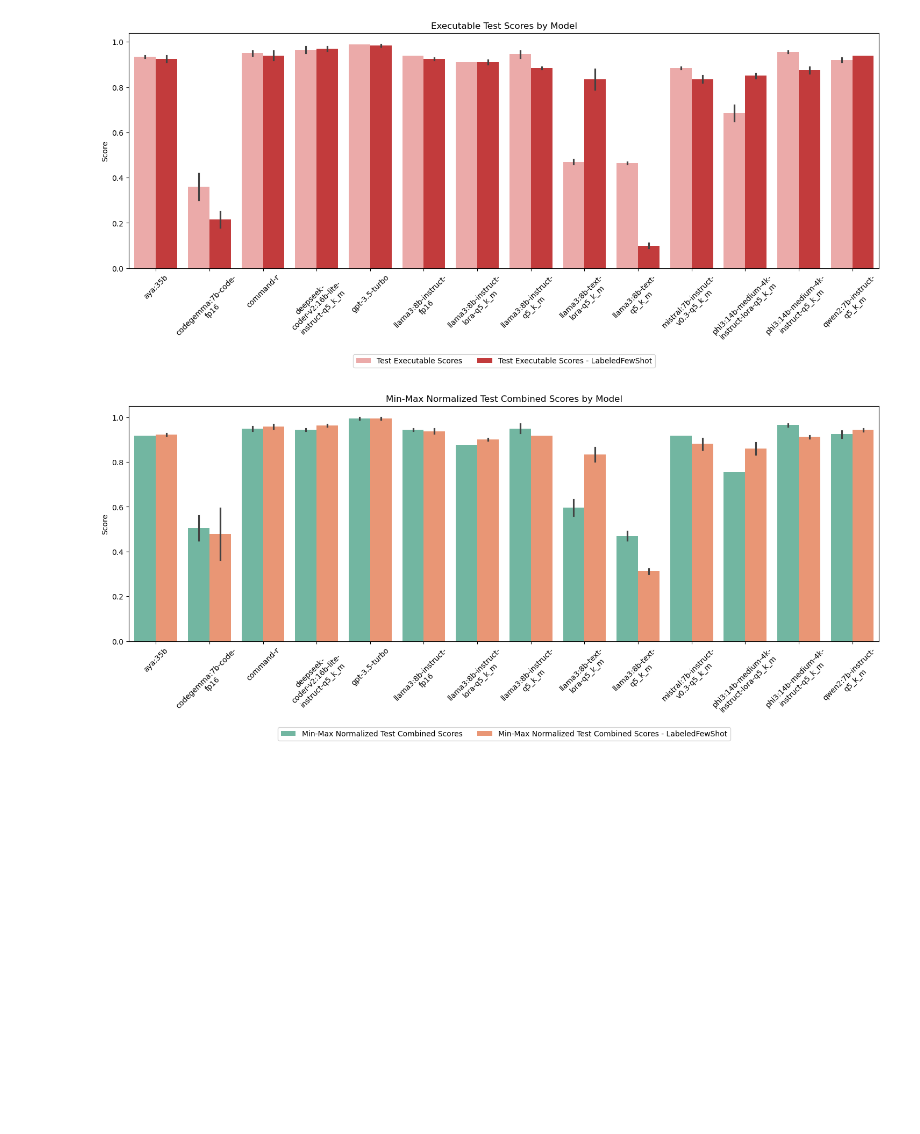
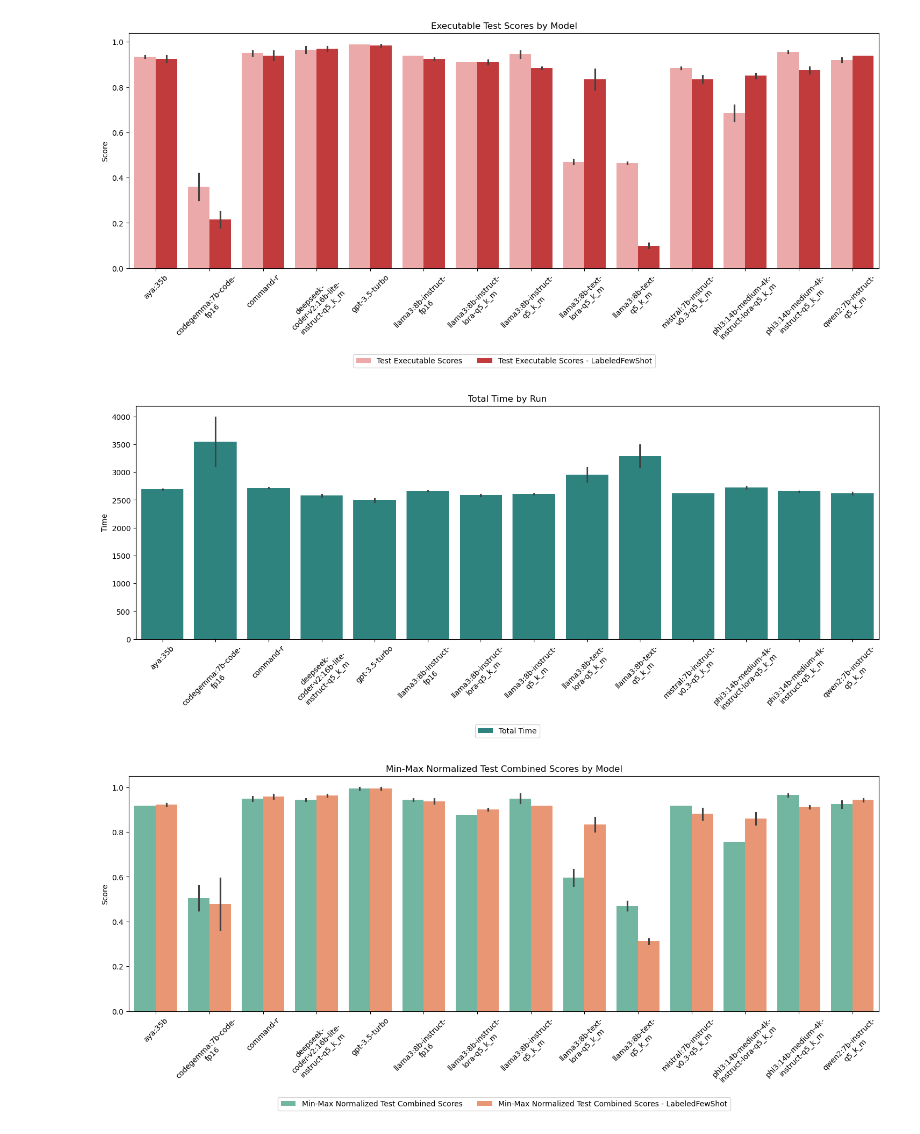
Before and after one commit to felixdsml/llm, a Jupyter notebook: evaluation-pipeline/evaluation/evaluation.ipynb, the cells around one changed output. Saved outputs shown, nothing was run; the diff lists cells and outputs as text; code cells hidden in the pictures; blank space fills up the shorter version.

```diff
--- a/evaluation-pipeline/evaluation/evaluation.ipynb
+++ b/evaluation-pipeline/evaluation/evaluation.ipynb
@@ -285,6 +289,37 @@ plot_grouped_scores_consistent_color(df, [
 [figure]
 [figure]
 [figure]
+# %%
+# create a function for the times
+def plot_grouped_times(df, title):
+    # Melt the dataframe for plotting
+    melted_df = df.melt(id_vars=['Model'], value_vars=['Total Time'], var_name='Time Type', value_name='Time')
+
+    # Create the plot
+    plt.figure(figsize=(18, 6))
+    ax = sns.barplot(x='Model', y='Time', hue='Time Type', data=melted_df, palette='viridis')
+    plt.title(title)
+    plt.xticks(rotation=45)
+
+    # Remove the x-axis title
+    ax.set_xlabel('')
+
+    # Adjust the bottom margin to make space for the legend
+    plt.subplots_adjust(bottom=0.15)
+
+    # Move the legend below the plot
+    plt.legend(bbox_to_anchor=(0.5, -0.35), loc='upper center', ncol=3)
+
+    # Save the plot using the save_plot function
+    save_plot(plt.gcf(), title)
+
+    # Show the plot
+    plt.show()
+
+# Plot grouped times
+plot_grouped_times(df, 'Total Time by Run')
+# %% [output]
+[figure, added]
 # %%
 # Function to create grouped bar plot for scores
 def plot_grouped_scores(df, score_columns, title):
```
Also changed, not shown: parts of 5 cells of this notebook, 5 other files.
